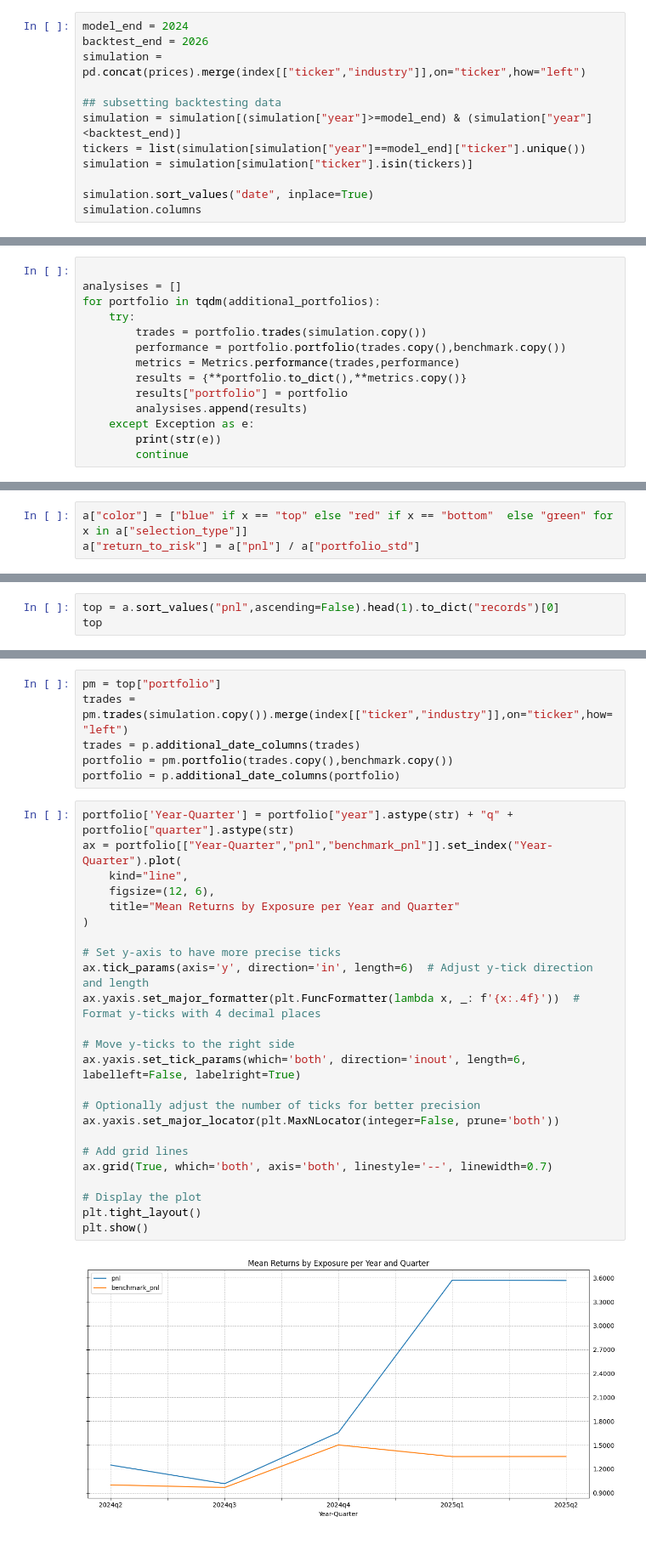
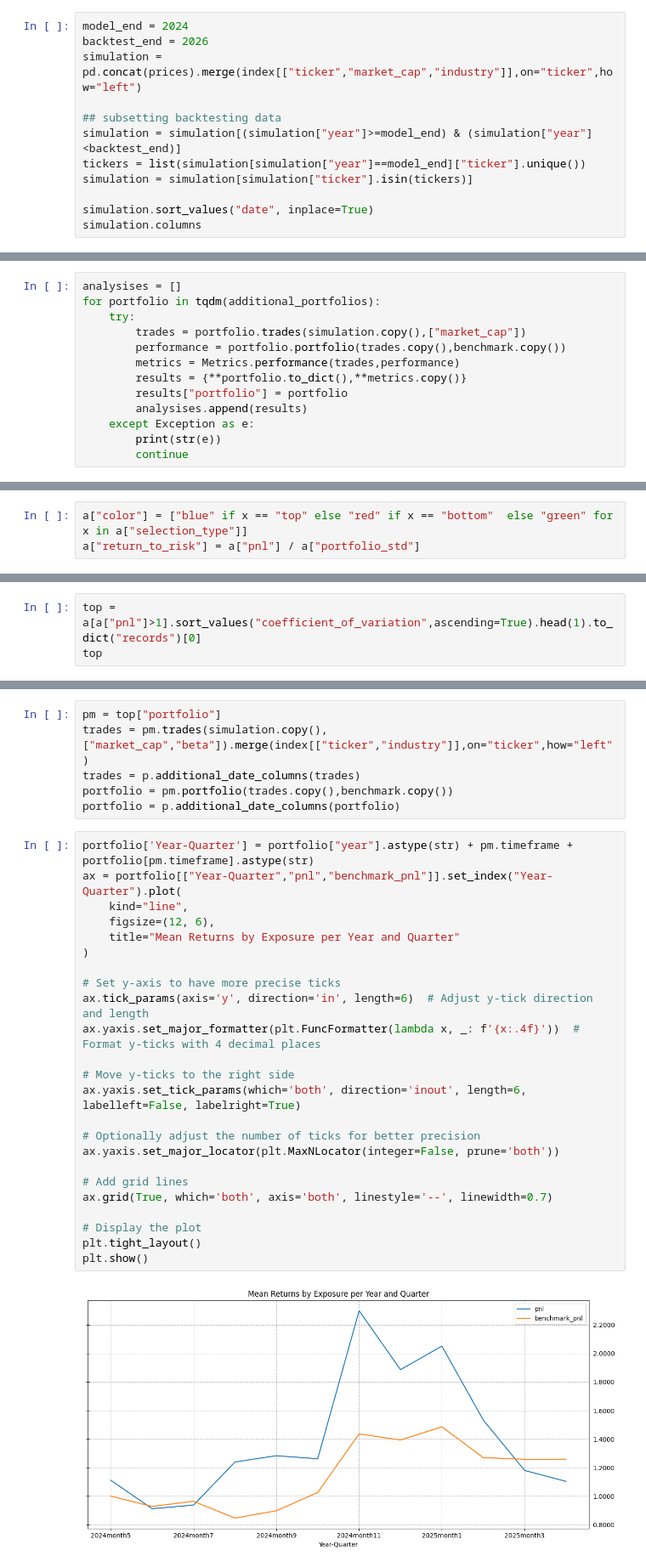
Before and after one commit to chung-ejy/orivault, a Jupyter notebook: studies/swing_trading_study/speculation_basic_crypto.ipynb, the cells around one changed output, grey strips where cells are left out. Shown at 85% size. Saved outputs shown, nothing was run; the diff lists cells and outputs as text.

```diff
--- a/studies/swing_trading_study/speculation_basic_crypto.ipynb
+++ b/studies/swing_trading_study/speculation_basic_crypto.ipynb
@@ -62,7 +90,7 @@ market.disconnect()
 # %%
 model_end = 2024
 backtest_end = 2026
-simulation = pd.concat(prices).merge(index[["ticker","industry"]],on="ticker",how="left")
+simulation = pd.concat(prices).merge(index[["ticker","market_cap","industry"]],on="ticker",how="left")
 
 ## subsetting backtesting data
 simulation = simulation[(simulation["year"]>=model_end) & (simulation["year"]<backtest_end)]
@@ -98,11 +119,10 @@ for portfolio in portfolios:
         portfolio_copy.ranking_metric = member.label
         additional_portfolios.append(portfolio_copy)
 # %%
-
 analysises = []
 for portfolio in tqdm(additional_portfolios):
     try:
-        trades = portfolio.trades(simulation.copy())
+        trades = portfolio.trades(simulation.copy(),["market_cap"])
         performance = portfolio.portfolio(trades.copy(),benchmark.copy())
         metrics = Metrics.performance(trades,performance)
         results = {**portfolio.to_dict(),**metrics.copy()}
@@ -174,4 +194,4 @@ plt.show()
 # %%
-top = a.sort_values("pnl",ascending=False).head(1).to_dict("records")[0]
+top = a[a["pnl"]>1].sort_values("coefficient_of_variation",ascending=True).head(1).to_dict("records")[0]
 top
 # %% [output]
@@ -197,33 +218,33 @@ top
 # %%
 pm = top["portfolio"]
-trades = pm.trades(simulation.copy()).merge(index[["ticker","industry"]],on="ticker",how="left")
+trades = pm.trades(simulation.copy(),["market_cap","beta"]).merge(index[["ticker","industry"]],on="ticker",how="left")
 trades = p.additional_date_columns(trades)
 portfolio = pm.portfolio(trades.copy(),benchmark.copy())
 portfolio = p.additional_date_columns(portfolio)
 # %%
-portfolio['Year-Quarter'] = portfolio["year"].astype(str) + "q" + portfolio["quarter"].astype(str)
+portfolio['Year-Quarter'] = portfolio["year"].astype(str) + pm.timeframe + portfolio[pm.timeframe].astype(str)
 ax = portfolio[["Year-Quarter","pnl","benchmark_pnl"]].set_index("Year-Quarter").plot(
     kind="line",
     figsize=(12, 6),
     title="Mean Returns by Exposure per Year and Quarter"
 )
 
 # Set y-axis to have more precise ticks
 ax.tick_params(axis='y', direction='in', length=6)  # Adjust y-tick direction and length
 ax.yaxis.set_major_formatter(plt.FuncFormatter(lambda x, _: f'{x:.4f}'))  # Format y-ticks with 4 decimal places
 
 # Move y-ticks to the right side
 ax.yaxis.set_tick_params(which='both', direction='inout', length=6, labelleft=False, labelright=True)
 
 # Optionally adjust the number of ticks for better precision
 ax.yaxis.set_major_locator(plt.MaxNLocator(integer=False, prune='both'))
 
 # Add grid lines
 ax.grid(True, which='both', axis='both', linestyle='--', linewidth=0.7)
 
 # Display the plot
 plt.tight_layout()
 plt.show()
 # %% [output]
-[figure, old version]
+[figure, new version]
 # %%
```
Also changed, not shown: parts of 11 cells of this notebook, 6 other files.
